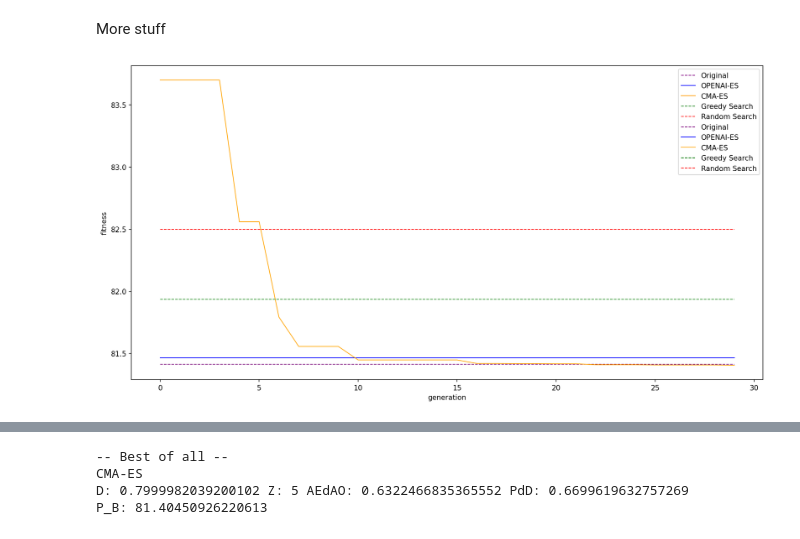
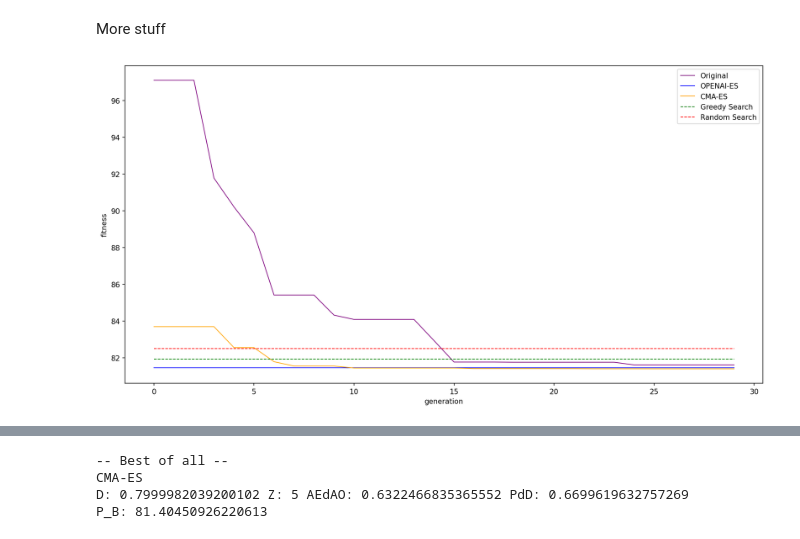
Before and after one commit to pauloBFalmeida/hydrone, a Jupyter notebook: Analise/analise_best_results_all.ipynb, the cells around one changed output, grey strips where cells are left out. Cells and saved outputs as stored; diff of their text form; code cells hidden in the pictures.

```diff
--- a/Analise/analise_best_results_all.ipynb
+++ b/Analise/analise_best_results_all.ipynb
@@ -217,30 +217,31 @@ More stuff
 # %%
 # Create a new figure
 plt.figure(figsize=(16,8), dpi=150)
 
 # find the bigest len of history from [all the solvers]
 history_size = max([len(solvers_results[name][0][3]) for name in solvers_results])
 
+lines = []
 for solver_name in solvers_results:
     results     = solvers_results[solver_name]
     best_result = max(results, key=lambda r: r[2])
     color = solvers_colors[solver_name]
     label = solver_name
     history = best_result[3]
     linestyle='-'
     # if no history, print straight line
     if len(history) < 2:
         history = [best_result[2] for _ in range(history_size)]
         linestyle='--'
     history = np.negative(history)
     line, = plt.plot(history, linewidth=1.0,linestyle=linestyle, color=color, label=label)
     lines.append(line)
 
 plt.legend(handles=lines)
 
 plt.xlabel('generation')
 plt.ylabel('fitness')
 #
 plt.show()
 # %% [output]
-[figure, old version]
+[figure, new version]
```
Also changed, not shown: parts of 5 cells of this notebook, 12 other files.
